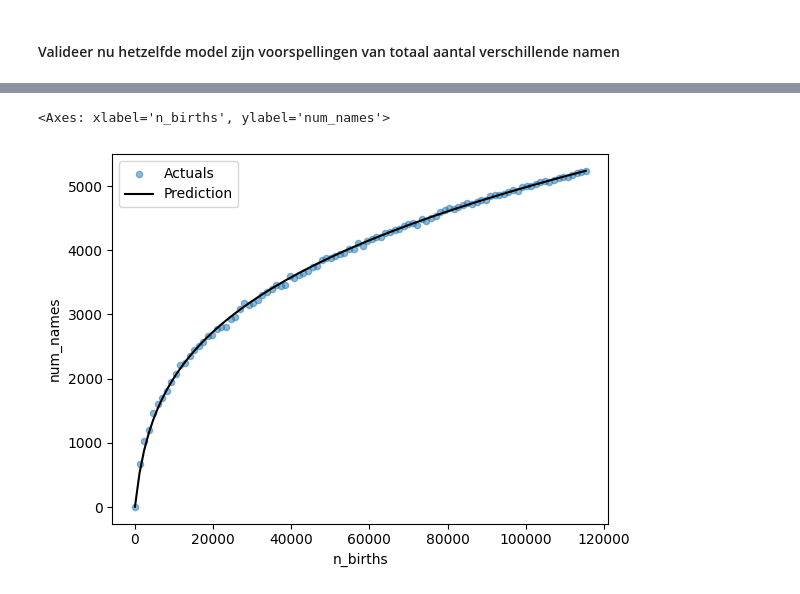
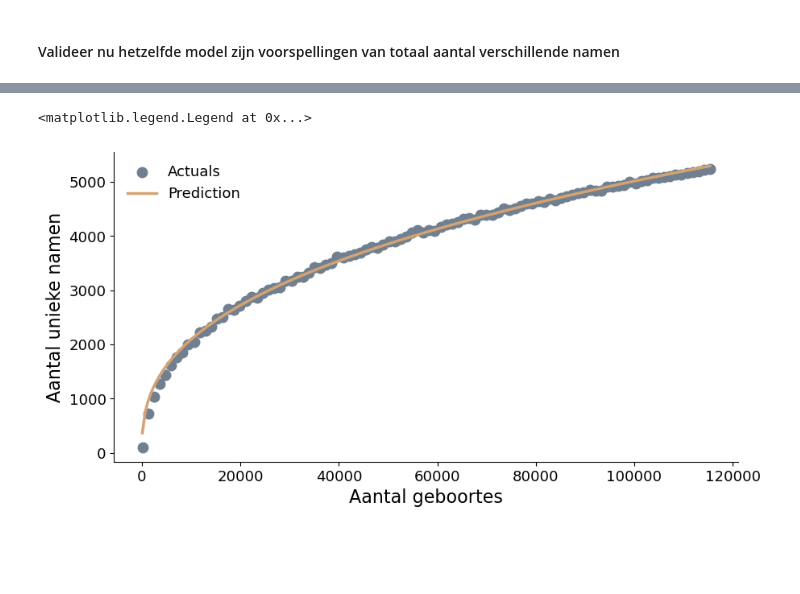
Before and after one commit to karenlauwers/syntra_ds_examen, a Jupyter notebook: notebooks/opgave.ipynb, the cells around one changed output, grey strips where cells are left out. Saved outputs shown, nothing was run; the diff lists cells and outputs as text; code cells hidden in the pictures; blank space fills up the shorter version.

```diff
--- a/notebooks/opgave.ipynb
+++ b/notebooks/opgave.ipynb
@@ -1576,0 +1554,10 @@ ax.legend()
+# %%
+# Log-log regressie, alleen op samples > 10 000
+mask_log = df_samples["geboortes"] > 10_000
+
+log_X2 = np.log(df_samples.loc[mask_log, "geboortes"].values).reshape(-1, 1)
+log_y2 = np.log(df_samples.loc[mask_log, "unieke_namen"].values)
+
+reg_log2 = LR().fit(log_X2, log_y2)
+print(f"Intercept: {reg_log2.intercept_}")
+print(f"Coefficient: {reg_log2.coef_[0]}")
@@ -1576,0 +1567,14 @@ ax.legend()
+# %%
+# Validatie freq_names met verbeterd model
+x_pred2 = np.linspace(df_samples["geboortes"].min(), df_samples["geboortes"].max(), 200)
+log_pred2 = reg_log2.predict(np.log(x_pred2).reshape(-1, 1))
+num_names_pred2 = np.exp(log_pred2)
+freq_names_pred2 = x_pred2 / num_names_pred2
+
+fig, ax = plt.subplots()
+ax.scatter(df_samples["geboortes"], df_samples["freq_naam"],
+           color=SLATE, label="Actual")
+ax.plot(x_pred2, freq_names_pred2, color=TAN, label="Prediction")
+ax.set_xlabel("Aantal geboortes")
+ax.set_ylabel("Frequentie van namen")
+ax.legend()
@@ -1577,12 +1584,12 @@ ax.legend()
 # %%
-# Validatie: num_names — voorspelling via log-log model
+# Validatie num_names met verbeterd model
 fig, ax = plt.subplots()
-ax.scatter(df_samples["n_births"], df_samples["num_names"],
-           color="lightskyblue", label="Actuals")
-ax.plot(x_pred, num_names_pred, color="black", label="Prediction")
-ax.set_xlabel("n_births")
-ax.set_ylabel("num_names")
+ax.scatter(df_samples["geboortes"], df_samples["unieke_namen"],
+           color=SLATE, label="Actuals")
+ax.plot(x_pred2, num_names_pred2, color=TAN, label="Prediction")
+ax.set_xlabel("Aantal geboortes")
+ax.set_ylabel("Aantal unieke namen")
 ax.legend()
 # %% [output]
-<Axes: xlabel='n_births', ylabel='num_names'>
+<matplotlib.legend.Legend at 0x...>
-[figure, old version]
+[figure, new version]
```
Also changed, not shown: parts of 31 cells of this notebook.
